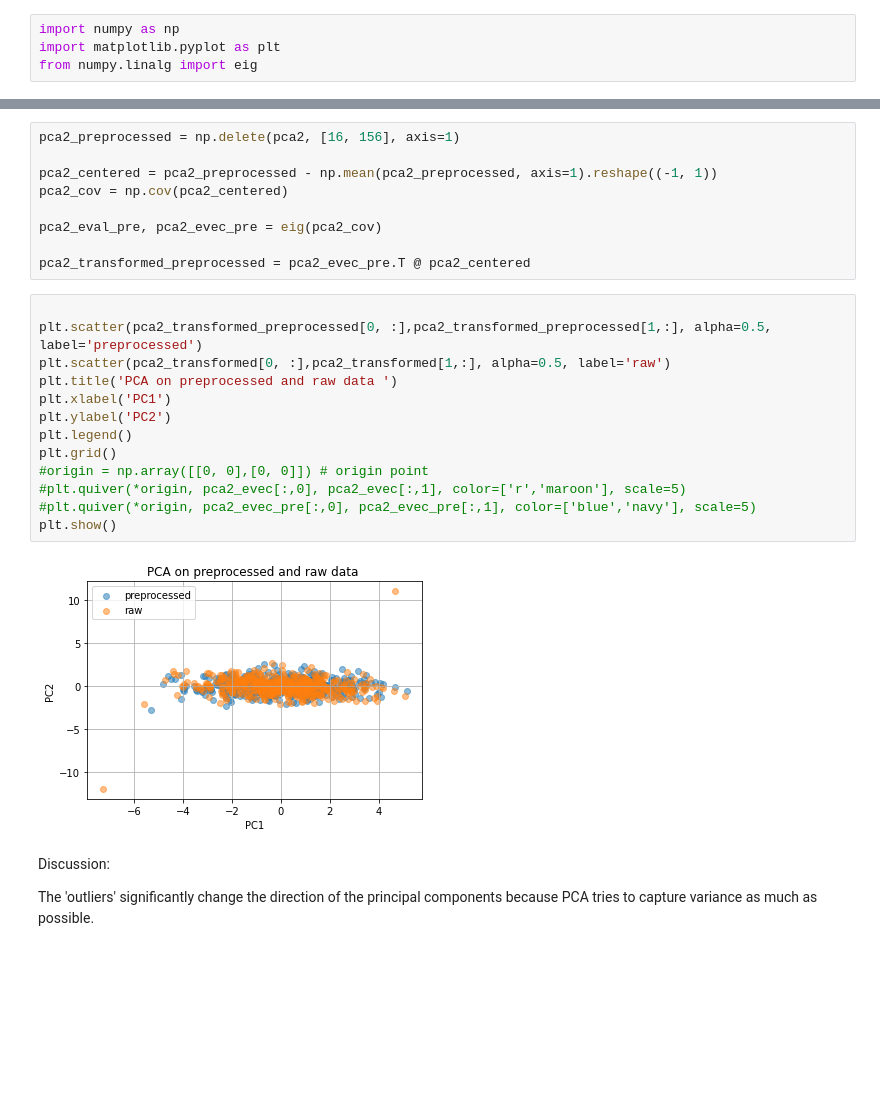
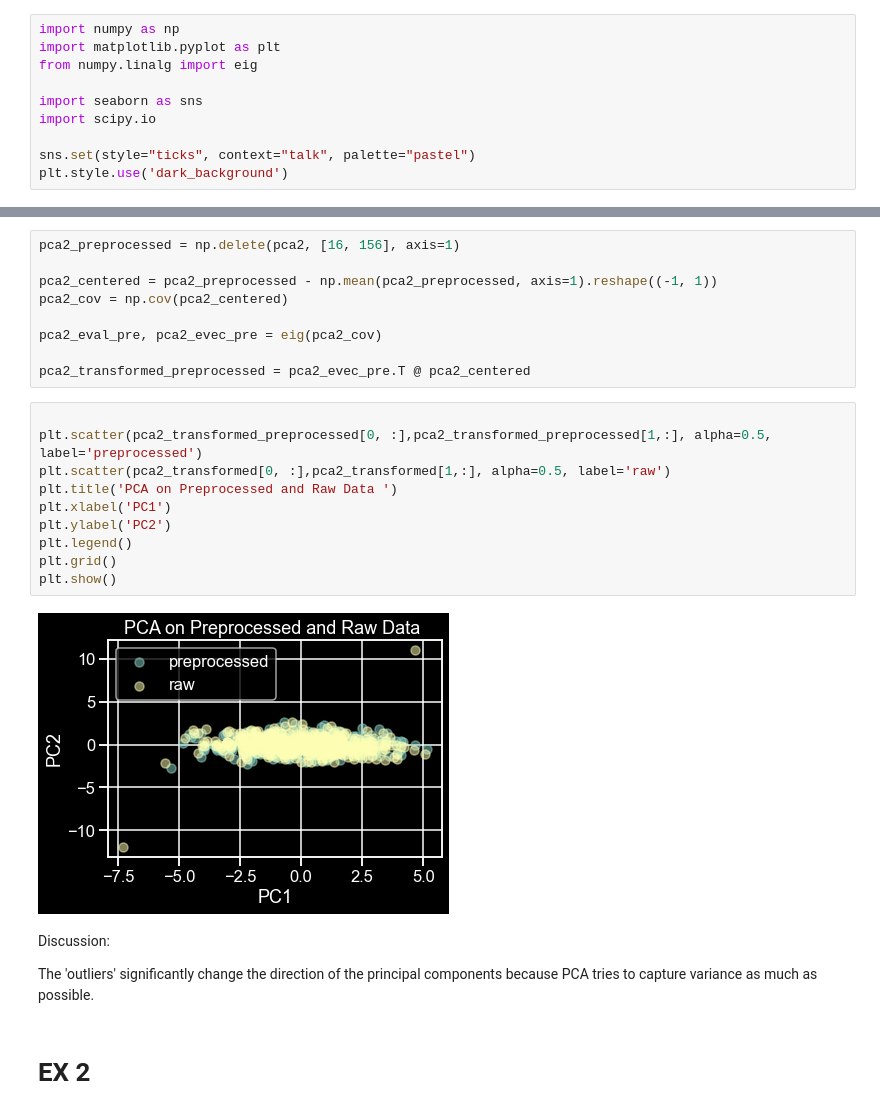
Before and after one commit to bramantyois/machine_intelligence_2, a Jupyter notebook: week-02/ex2.ipynb, the cells around one changed output, grey strips where cells are left out. Cells and saved outputs as stored; diff of their text form; blank space fills up the shorter version.

```diff
--- a/week-02/ex2.ipynb
+++ b/week-02/ex2.ipynb
@@ -2,6 +2,12 @@
 import numpy as np
 import matplotlib.pyplot as plt
 from numpy.linalg import eig
+
+import seaborn as sns
+import scipy.io
+
+sns.set(style="ticks", context="talk", palette="pastel")
+plt.style.use('dark_background')
 # %%
 pca2 = np.loadtxt('pca2.csv', skiprows=1, delimiter=',').T
 
@@ -23,19 +29,18 @@ pca2_transformed_preprocessed = pca2_evec_pre.T @ pca2_centered
 # %%
 
 plt.scatter(pca2_transformed_preprocessed[0, :],pca2_transformed_preprocessed[1,:], alpha=0.5, label='preprocessed')
 plt.scatter(pca2_transformed[0, :],pca2_transformed[1,:], alpha=0.5, label='raw')
-plt.title('PCA on preprocessed and raw data ')
+plt.title('PCA on Preprocessed and Raw Data ')
 plt.xlabel('PC1')
 plt.ylabel('PC2')
 plt.legend()
 plt.grid()
-#origin = np.array([[0, 0],[0, 0]]) # origin point
-#plt.quiver(*origin, pca2_evec[:,0], pca2_evec[:,1], color=['r','maroon'], scale=5)
-#plt.quiver(*origin, pca2_evec_pre[:,0], pca2_evec_pre[:,1], color=['blue','navy'], scale=5)
 plt.show()
 # %% [output]
-[figure, old version]
+[figure, new version]
 # %% [markdown]
 Discussion:
 
 The 'outliers' significantly change the direction of the principal components because PCA tries to capture variance as much as possible.
+# %% [markdown]
+# EX 2
```
Also changed, not shown: parts of 13 cells of this notebook.
